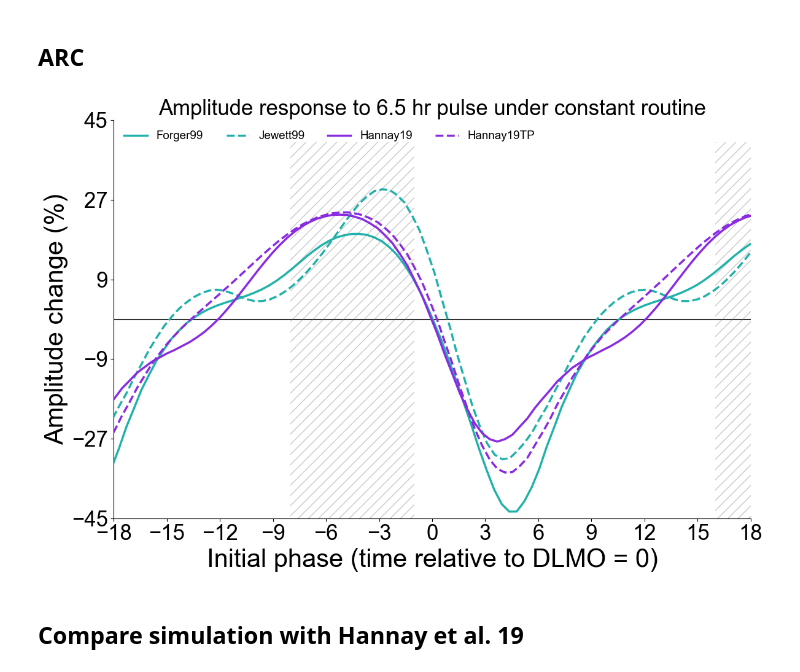
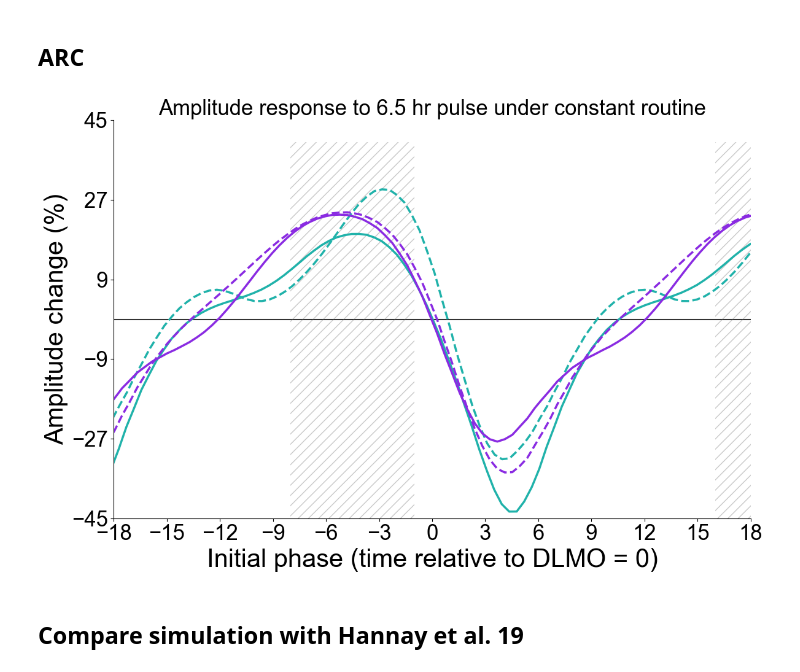
Before and after one commit to Arcascope/amplitude-simulations, a Jupyter notebook: amplitude_boost_plots.ipynb, the cells around one changed output. Cells and saved outputs as stored; diff of their text form; code cells hidden in the pictures.

```diff
--- a/amplitude_boost_plots.ipynb
+++ b/amplitude_boost_plots.ipynb
@@ -291,35 +291,35 @@ ax.add_patch(rect)
 # simulation results
 for idx,model in enumerate(model_list):
     x = []
     y = simulation_result[str(model)]['amplitude_response']
     # calculate the initial phase
     for CR1_index in range(pulse_num):
         CR1_duration = first_constant_routine_duration[CR1_index]
         ## Different from Hilaire 12
         pulse_mid_time = 24*3 + 8 + CR1_duration + 8 + 8
         pulse_start_time = pulse_mid_time - pulse_duration/2
         dlmo = simulation_result[str(model)]['reference_dlmo']
         x.append(pulse_start_time - dlmo)
     plt.plot(x, y, label=str(model), lw=2.5,
              color=colors[str(model)], linestyle=linestyles[str(model)])
 # styling
 plt.axhline(y=0, color='black', zorder=0, alpha=0.8)
 plt.xlabel('Initial phase (time relative to DLMO = 0)', fontsize=xlabel_font_size)
 plt.ylabel('Amplitude change (%)', fontsize=ylabel_font_size)
 plt.xlim(-18, 18)
 plt.ylim(-25, 25)
 plt.xticks(np.linspace(-18, 18, 13), fontsize=xtick_font_size)
 plt.yticks(np.linspace(-45, 45, 6), fontsize=ytick_font_size)
-plt.legend(fontsize=legend_font_size, frameon=False, ncol=5)
+# plt.legend(fontsize=legend_font_size, frameon=False, ncol=5)
 plt.title("Amplitude response to 6.5 hr pulse under constant routine", fontsize=title_font_size)
 ax.spines['top'].set_visible(False)
 ax.spines['right'].set_visible(False)
 plt.tight_layout()
 plt.savefig("outputs/arc_65.png",dpi=500)
 
 plt.show()
 # %% [output]
-[figure, old version]
+[figure, new version]
 # %% [markdown]
 ## Compare simulation with Hannay et al. 19
 # %%
```
Also changed, not shown: parts of 4 cells of this notebook.
